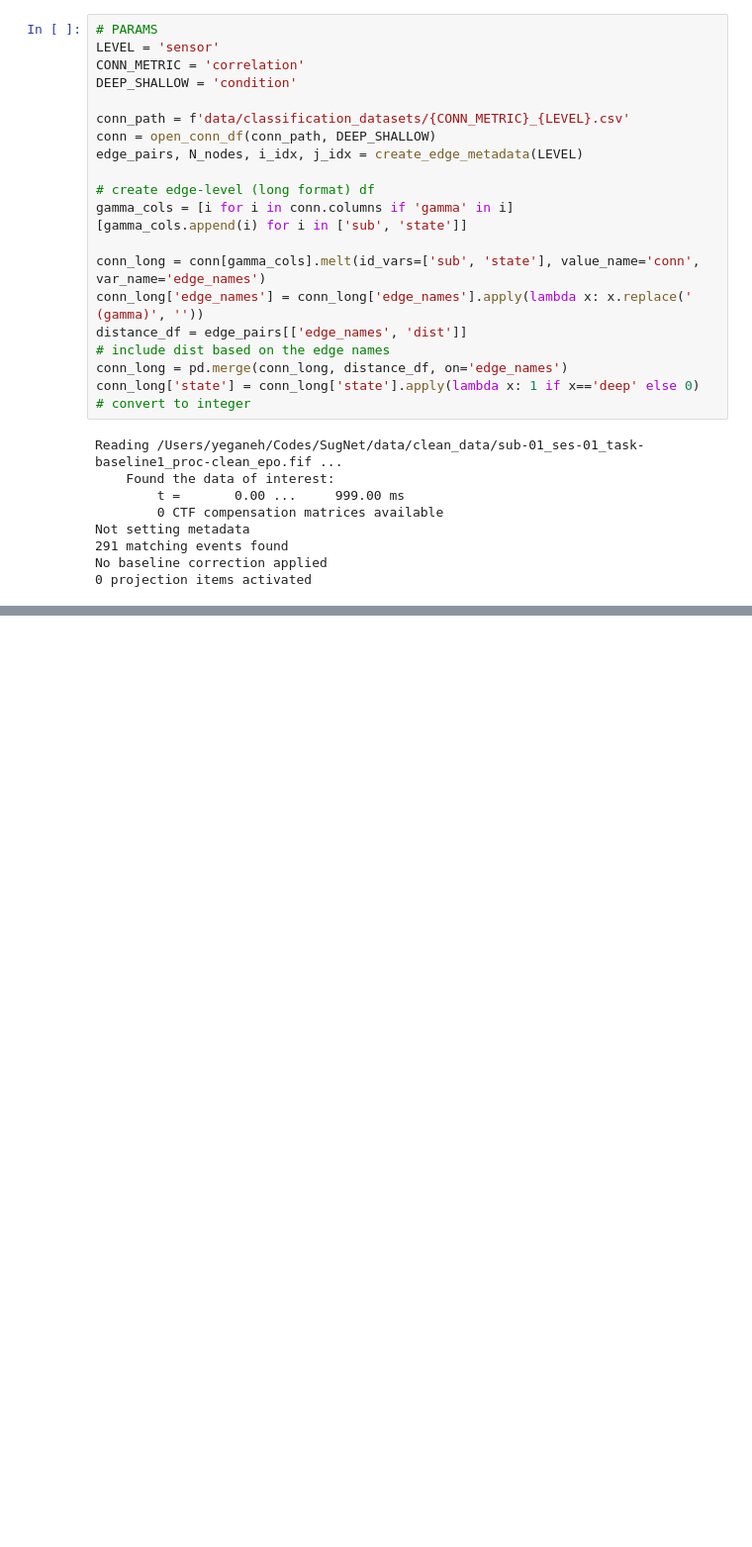
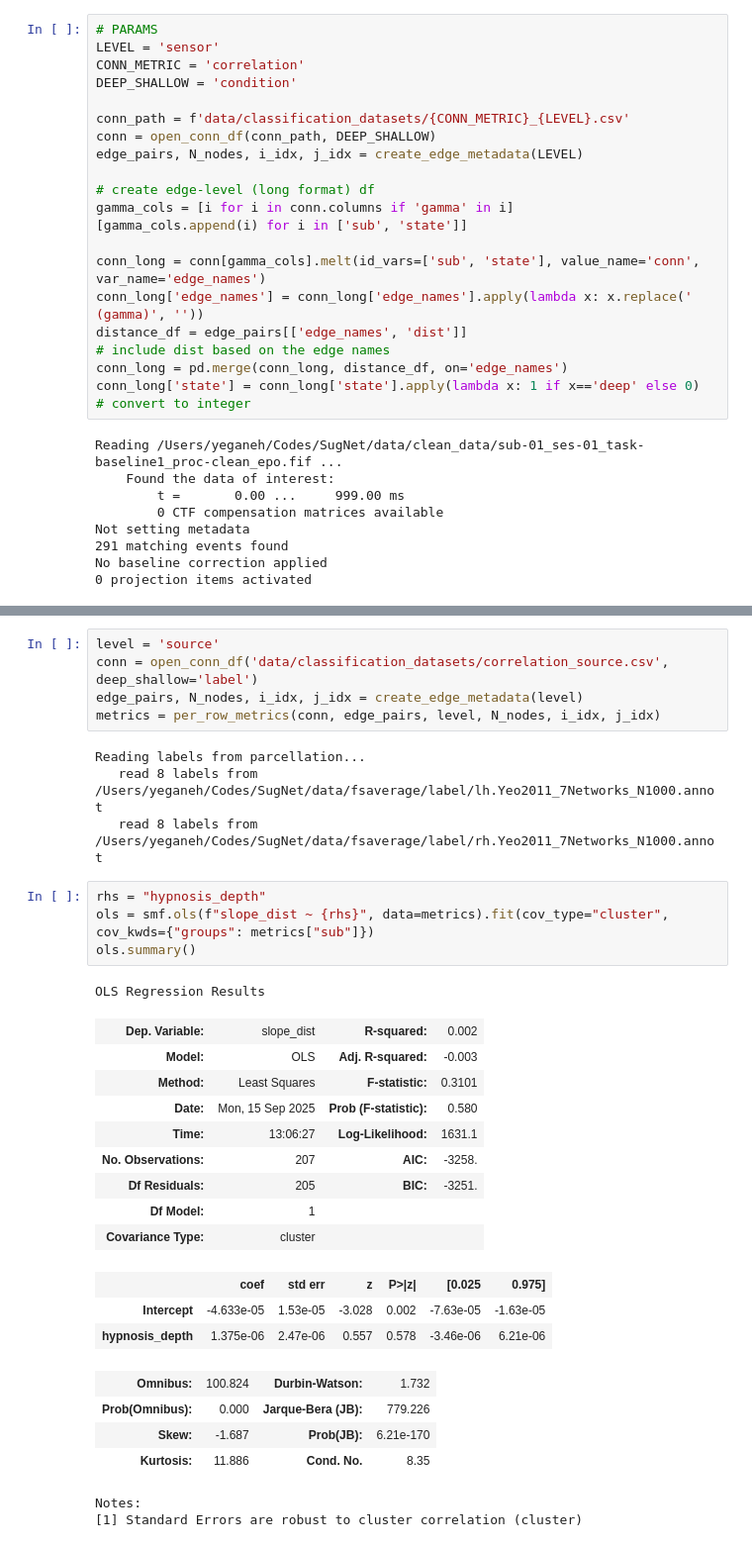
Before and after one commit to Yeganehfrh/SugNet, a Jupyter notebook: notebooks/Accuracy-Frequency.ipynb, the cells around one changed output, grey strips where cells are left out. Shown: that part at 99% size. Cells and saved outputs as stored; diff of their text form; blank space fills up the shorter version.

```diff
--- a/notebooks/Accuracy-Frequency.ipynb
+++ b/notebooks/Accuracy-Frequency.ipynb
@@ -660,0 +664,33 @@ Logit Regression Results
+# %%
+level = 'source'
+conn = open_conn_df('data/classification_datasets/correlation_source.csv', deep_shallow='label')
+edge_pairs, N_nodes, i_idx, j_idx = create_edge_metadata(level)
+metrics = per_row_metrics(conn, edge_pairs, level, N_nodes, i_idx, j_idx)
+# %% [output]
+Reading labels from parcellation...
+   read 8 labels from /Users/yeganeh/Codes/SugNet/data/fsaverage/label/lh.Yeo2011_7Networks_N1000.annot
+   read 8 labels from /Users/yeganeh/Codes/SugNet/data/fsaverage/label/rh.Yeo2011_7Networks_N1000.annot
+# %%
+rhs = "hypnosis_depth"
+ols = smf.ols(f"slope_dist ~ {rhs}", data=metrics).fit(cov_type="cluster", cov_kwds={"groups": metrics["sub"]})
+ols.summary()
+# %% [output]
+OLS Regression Results
+| Dep. Variable: | slope_dist | R-squared: | 0.002 |
+| Model: | OLS | Adj. R-squared: | -0.003 |
+| Method: | Least Squares | F-statistic: | 0.3101 |
+| Date: | Mon, 15 Sep 2025 | Prob (F-statistic): | 0.580 |
+| Time: | 13:06:27 | Log-Likelihood: | 1631.1 |
+| No. Observations: | 207 | AIC: | -3258. |
+| Df Residuals: | 205 | BIC: | -3251. |
+| Df Model: | 1 |  |  |
+| Covariance Type: | cluster |  |  |
+|  | coef | std err | z | P>|z| | [0.025 | 0.975] |
+| Intercept | -4.633e-05 | 1.53e-05 | -3.028 | 0.002 | -7.63e-05 | -1.63e-05 |
+| hypnosis_depth | 1.375e-06 | 2.47e-06 | 0.557 | 0.578 | -3.46e-06 | 6.21e-06 |
+| Omnibus: | 100.824 | Durbin-Watson: | 1.732 |
+| Prob(Omnibus): | 0.000 | Jarque-Bera (JB): | 779.226 |
+| Skew: | -1.687 | Prob(JB): | 6.21e-170 |
+| Kurtosis: | 11.886 | Cond. No. | 8.35 |
+Notes:
+[1] Standard Errors are robust to cluster correlation (cluster)
```
Also changed, not shown: parts of 3 cells of this notebook.
